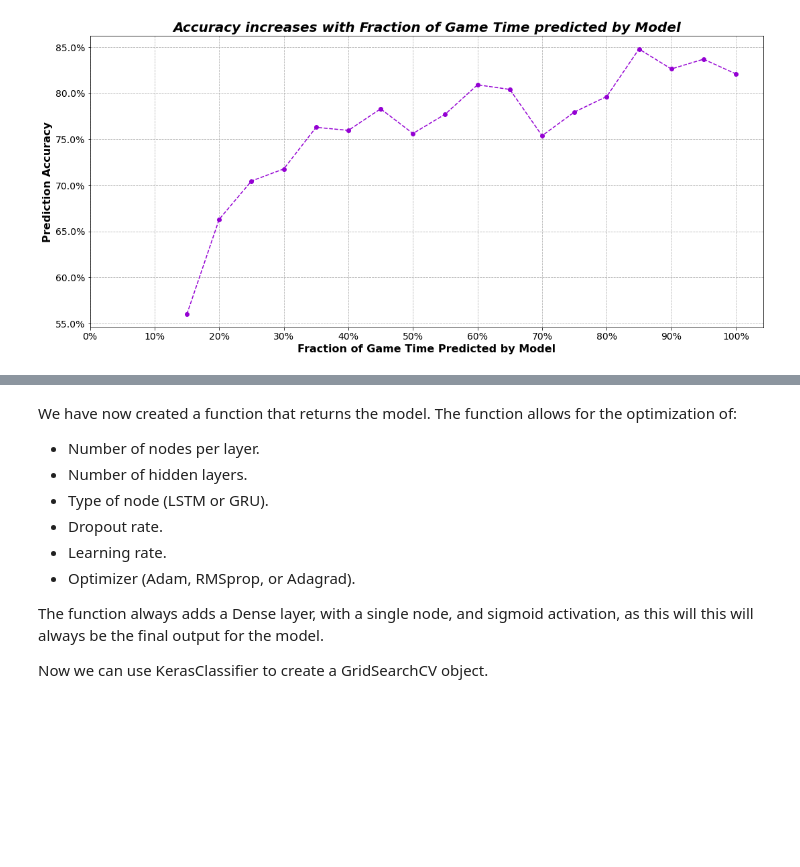
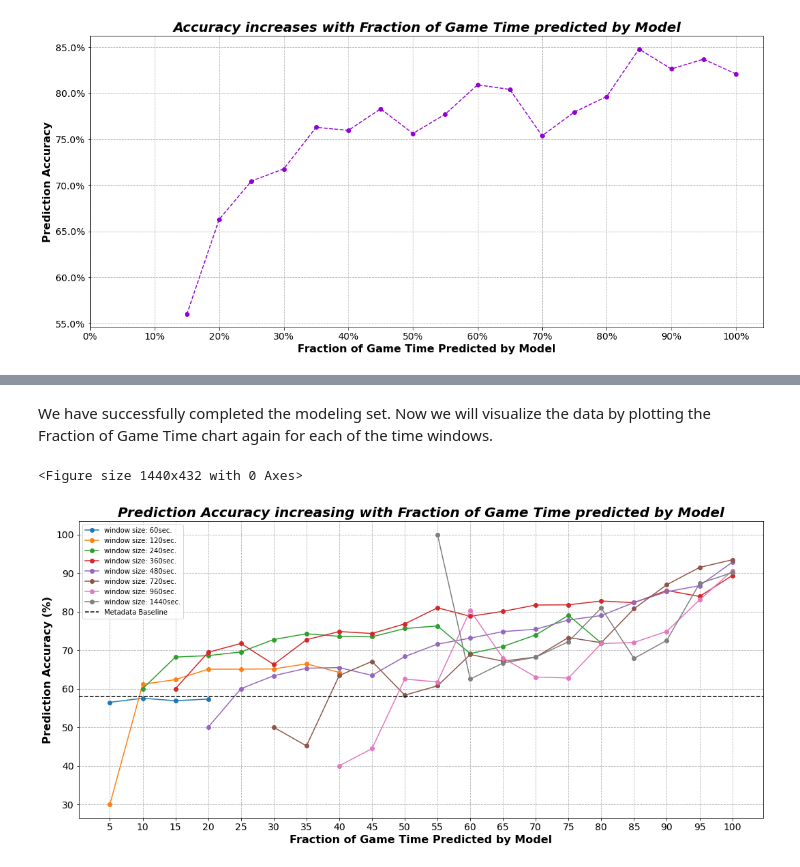
Before and after one commit to jared-a-lloyd/sc2-modeling, a Jupyter notebook: Notebook 3 - Event Data Analysis and Modeling.ipynb, the cells around one changed output, grey strips where cells are left out. Drawn from its saved outputs; the diff is of its cells as text; code cells hidden in the pictures; blank space fills up the shorter version.

```diff
--- a/Notebook 3 - Event Data Analysis and Modeling.ipynb
+++ b/Notebook 3 - Event Data Analysis and Modeling.ipynb
@@ -2132,12 +2004,66 @@ The basic outline of the process is:
-# %% [markdown]
-We have now created a function that returns the model. The function allows for the optimization of:
-* Number of nodes per layer.
-* Number of hidden layers.
-* Type of node (LSTM or GRU).
-* Dropout rate.
-* Learning rate.
-* Optimizer (Adam, RMSprop, or Adagrad).
-
-The function always adds a Dense layer, with a single node, and sigmoid activation, as this will this will always be the final output for the model.
-
-Now we can use KerasClassifier to create a GridSearchCV object.
+# %% [markdown]
+We have successfully completed the modeling set. Now we will visualize the data by plotting the Fraction of Game Time chart again for each of the time windows.
+# %%
+spawningtool_df = pd.read_csv('data/spawningtool_replays.csv')
+# %%
+# create empty dataframe indexed by 5% bins
+time_window_results = pd.DataFrame(index=np.linspace(5, 100, 20))
+
+for window_size in window_list:
+
+    # extract the list of filehashes with non NaN values
+    filehashes = prediction_results[prediction_results[window_size].notna()].index.tolist()
+
+    # create a mask for the filehashes in spawningtool_df
+    mask = spawningtool_df['filehash'].isin(filehashes)
+
+    # get the game length for each filehash from the metadata
+    game_lengths = spawningtool_df.loc[
+        mask, ['game_length', 'filehash']
+    ].set_index('filehash')
+
+    # calculate the fraction of game time predicted by the model
+    window_length = window_size * 112 / 22.4
+    percent_time_predicted = window_length / game_lengths * 100 # in percent
+
+    # merge prediction_results[window_size] with percent_time_predicted
+    percent_time_predicted = percent_time_predicted.merge(
+        prediction_results[window_size].dropna(),
+        left_index=True,
+        right_index=True)
+
+    # group by bins of 5% and calculate the mean of window_size
+    percent_time_predicted = percent_time_predicted.groupby(
+        pd.cut(
+            percent_time_predicted['game_length'],
+            np.linspace(0, 100, 21)
+        )
+    )[window_size].mean().multiply(100) # in percent
+
+    time_window_results[window_size] = percent_time_predicted
+
+# rename the columns to be more descriptive
+time_window_results.columns = [
+    f'window size: {ws*5}sec.' for ws in time_window_results.columns
+]
+
+# plot the results
+plt.figure(figsize=(20, 6))
+time_window_results.plot(
+    kind='line',
+    marker='o'
+)
+plt.xlabel('Fraction of Game Time Predicted by Model')
+plt.ylabel('Prediction Accuracy (%)')
+plt.title(
+    'Prediction Accuracy increasing with Fraction of Game Time predicted by Model',
+    style='italic'
+)
+# add horizontal line to show the metadata baseline
+plt.axhline(y=58, color='black', linestyle='--', label='Metadata Baseline')
+plt.legend()
+plt.xticks(np.linspace(5, 100, 20))
+plt.show()
+# %% [output]
+<Figure size 1440x432 with 0 Axes>
+[figure, added]
```
Also changed, not shown: parts of 27 cells of this notebook, 17 other files.
